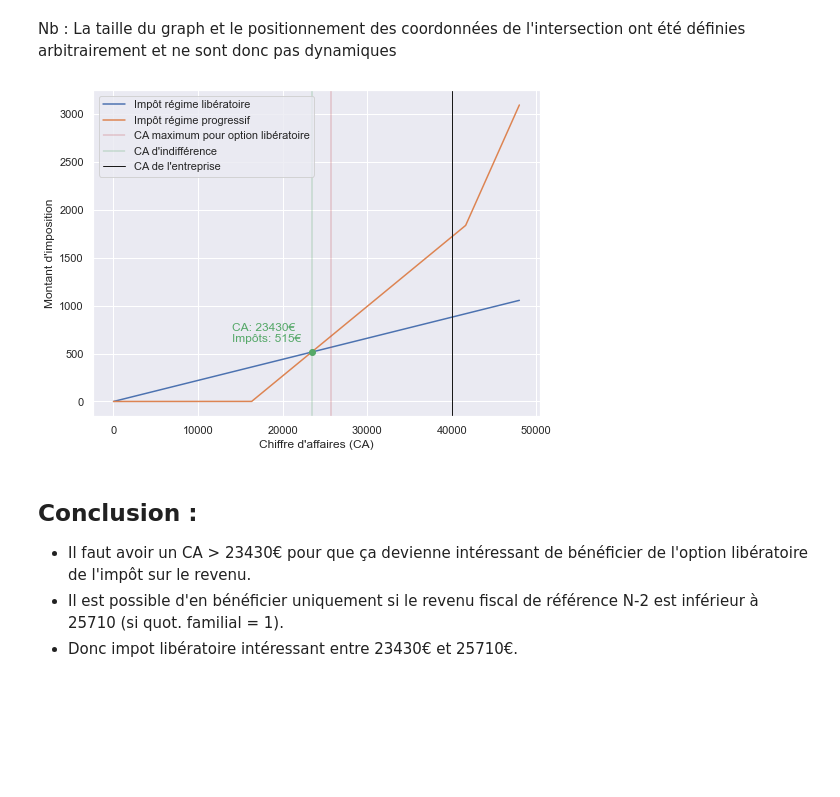
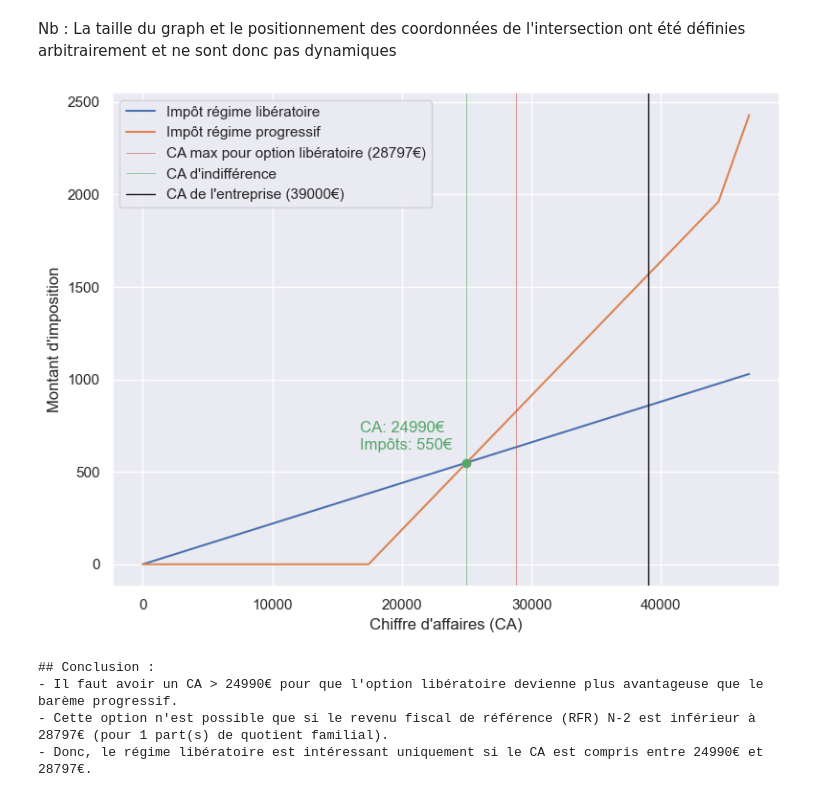
Before and after one commit to AlexisBogroff/outils_gestion_entreprise, a Jupyter notebook: Choix_option_impot_liberatoire.ipynb, the cells around one changed output. Saved outputs shown, nothing was run; the diff lists cells and outputs as text; code cells hidden in the pictures; blank space fills up the shorter version.

Commit message:
Update taux 2025 + prise en compte quotient familial

```diff
--- a/Choix_option_impot_liberatoire.ipynb
+++ b/Choix_option_impot_liberatoire.ipynb
@@ -183,8 +188,10 @@ liste_ca_apres_abattement = [calcul_ca_apres_abattement(ca, DIC_ABATTEMENTS, ABA
 
 # Montants impots en progressif basés
 # sur CAs après abattement
-liste_impots_progress = [calcul_impots_bareme_progressif(ca_aps_abattement, LIST_DICS_TAUX_TRANCHE) \
-    for ca_aps_abattement in liste_ca_apres_abattement]
+liste_impots_progress = [
+    calcul_impots_bareme_progressif(ca_aps_abattement, LIST_DICS_TAUX_TRANCHE, N_PARTS_Q_FAMIL)
+    for ca_aps_abattement in liste_ca_apres_abattement
+]
 
 # Limite de droit à l'option en fonction
 # du quotient familial
@@ -211,47 +218,49 @@ Nb : La taille du graph et le positionnement des coordonnées de l'intersection
 # %%
 # Définition de la taille du graph
 plt.figure(figsize=(8,6))
 
-# Trace les lignes correspondant aux deux régimes
-plt.plot(LISTE_CA, liste_impots_lib, \
-         label='Impôt régime libératoire')
-plt.plot(LISTE_CA, liste_impots_progress, \
-         label='Impôt régime progressif')
+# Tracé des lignes pour les deux régimes
+plt.plot(LISTE_CA, liste_impots_lib, label="Impôt régime libératoire")
+plt.plot(LISTE_CA, liste_impots_progress, label="Impôt régime progressif")
 
-# Ajout d'un marker et des coordonnées sur le point d'intersection
-plt.plot(ca_intersec, imp_intersec, marker='o')
-plt.annotate(text=intersec_coords, xy=(ca_intersec, imp_intersec), \
-             xytext =(-80,10),
-             textcoords="offset points",
-             color='g')
+# Ajout du point d’intersection
+plt.plot(ca_intersec, imp_intersec, marker='o', color='g')
 
-# Ajout du CA limite pour lequel l'option libératoire est possible
-plt.axvline(limite_ca_option,
-            label="CA maximum pour option libératoire",
-            linewidth=.4, color='r')
+# Annotation du point d'intersection avec coordonnées dynamiques
+plt.annotate(
+    f"CA: {ca_intersec:.0f}€\nImpôts: {imp_intersec:.0f}€",
+    xy=(ca_intersec, imp_intersec),
+    xytext=(-80, 10),
+    textcoords="offset points",
+    color='g'
+)
 
-# Ajout du CA d'intersection
-plt.axvline(ca_intersec,
-            label="CA d'indifférence",
-            linewidth=.4, color='g')
+# Ajout des lignes verticales repères avec labels dynamiques
+plt.axvline(x=limite_ca_option, label=f"CA max pour option libératoire ({limite_ca_option:.0f}€)",
+            linewidth=0.4, color='r')
+plt.axvline(x=ca_intersec, label="CA d'indifférence", linewidth=0.4, color='g')
+plt.axvline(x=CA_PERSO_BRUT, label=f"CA de l'entreprise ({CA_PERSO_BRUT:.0f}€)", linewidth=1, color='k')
 
-# Ajout du CA perso de l'entreprise
-plt.axvline(CA_PERSO_BRUT,
-            label="CA de l'entreprise",
-            linewidth=1, color='k')
-
-# Labels
+# Labels axes
 plt.xlabel("Chiffre d'affaires (CA)")
 plt.ylabel("Montant d'imposition")
 
+# Légende et affichage
 plt.legend()
+plt.tight_layout()
 plt.show()
 # %% [output]
-[figure, old version]
+[figure, new version]
-# %% [markdown]
-## Conclusion :
-- Il faut avoir un CA > 23430€ pour que ça devienne intéressant de
-bénéficier de l'option libératoire de l'impôt sur le revenu.
-- Il est possible d'en bénéficier uniquement si le revenu fiscal
-de référence N-2 est inférieur à 25710 (si quot. familial = 1).
-- Donc impot libératoire intéressant entre 23430€ et 25710€.
+# %%
+print("## Conclusion :")
+print(f"- Il faut avoir un CA > {ca_intersec:.0f}€ pour que l'option libératoire devienne plus avantageuse que le barème progressif.")
+print(f"- Cette option n'est possible que si le revenu fiscal de référence (RFR) N-2 est inférieur à {limite_ca_option:.0f}€ (pour {N_PARTS_Q_FAMIL} part(s) de quotient familial).")
+if ca_intersec < limite_ca_option:
+    print(f"- Donc, le régime libératoire est intéressant uniquement si le CA est compris entre {ca_intersec:.0f}€ et {limite_ca_option:.0f}€.")
+else:
+    print("- Mais comme le seuil d’option est inférieur au point d’indifférence, l’option libératoire n’est **jamais** avantageuse dans ce cas.")
+# %% [output]
+## Conclusion :
+- Il faut avoir un CA > 24990€ pour que l'option libératoire devienne plus avantageuse que le barème progressif.
+- Cette option n'est possible que si le revenu fiscal de référence (RFR) N-2 est inférieur à 28797€ (pour 1 part(s) de quotient familial).
+- Donc, le régime libératoire est intéressant uniquement si le CA est compris entre 24990€ et 28797€.
```
Also changed, not shown: parts of 3 cells of this notebook.
